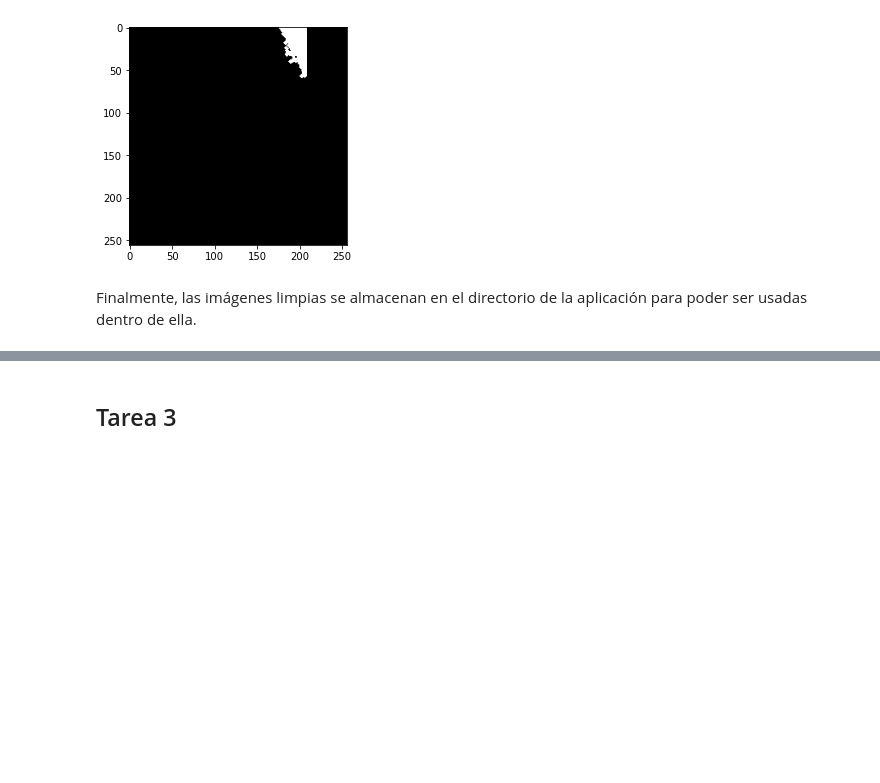
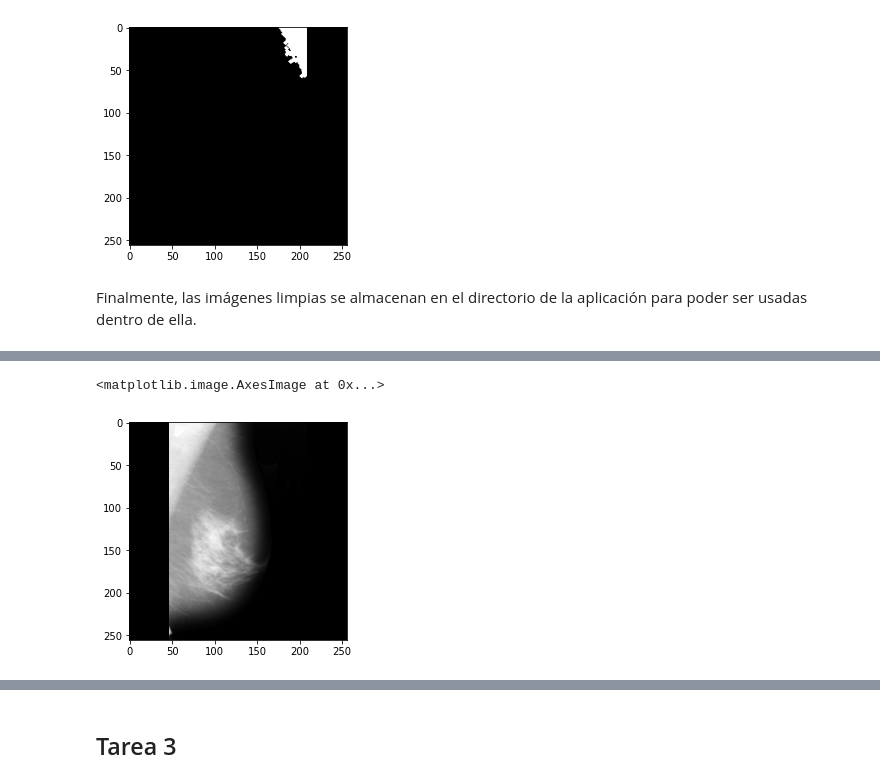
Before and after one commit to data-and-code/trabajo_con_imagenes, a Jupyter notebook: data-raw/clean_imgs.ipynb, the cells around one changed output, grey strips where cells are left out. Saved outputs shown, nothing was run; the diff lists cells and outputs as text; code cells hidden in the pictures; blank space fills up the shorter version.

```diff
--- a/data-raw/clean_imgs.ipynb
+++ b/data-raw/clean_imgs.ipynb
@@ -600,0 +653,5 @@ for img, img_bin_clean, img_num in zip(imgs_clean_2, imgs_bin_clean_2, imgs_nums
+# %%
+plt.imshow(clean_imgs[41], cmap='gray')
+# %% [output]
+<matplotlib.image.AxesImage at 0x...>
+[figure, added]
```
Also changed, not shown: parts of 14 cells of this notebook, 1 other file.
